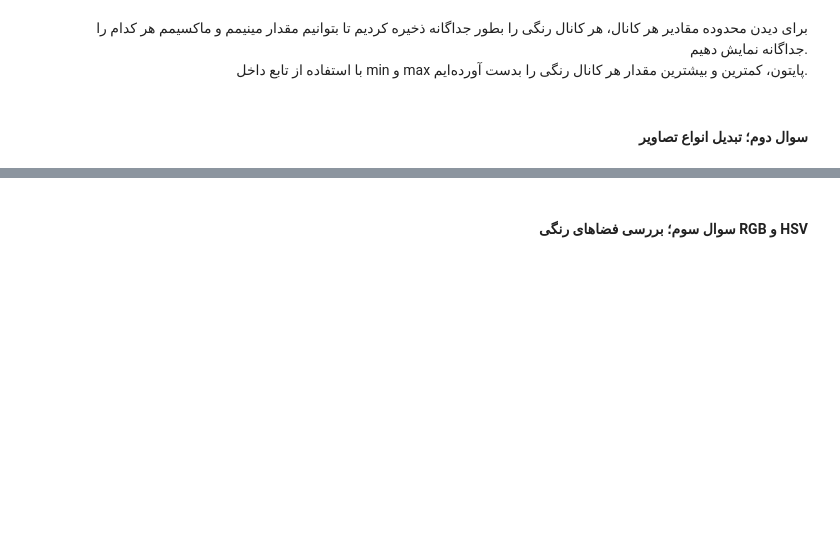
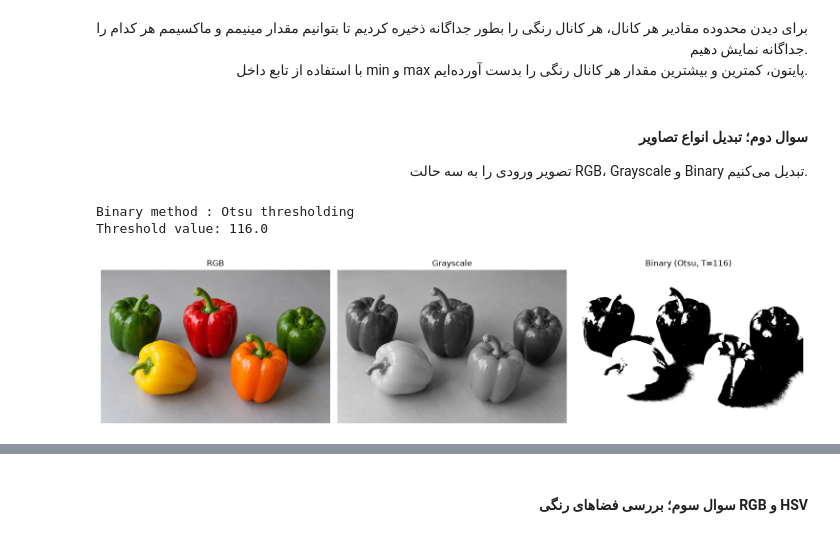
Before and after one commit to kshvri/CV-HW1, a Jupyter notebook: Part1.ipynb, the cells around one changed output, grey strips where cells are left out. Cells and saved outputs as stored; diff of their text form; code cells hidden in the pictures; blank space fills up the shorter version.

```diff
--- a/Part1.ipynb
+++ b/Part1.ipynb
@@ -64,3 +64,41 @@ Blue:    min: 0         max: 229
 </div>
 # %% [markdown]
 #### <div style="direction:rtl;text-align:right"> سوال دوم؛ تبدیل انواع تصاویر </div>
+<div style="direction:rtl;text-align:right">تصویر ورودی را به سه حالت RGB، Grayscale و Binary تبدیل می‌کنیم.</div>
+# %%
+img_bgr = cv2.imread("Peppers.png")                 # OpenCV تصویر را به ترتیب BGR می‌خواند
+img_rgb = cv2.cvtColor(img_bgr, cv2.COLOR_BGR2RGB)  # برای نمایش درست در matplotlib
+# %%
+# 1) RGB: فقط ترتیب کانال‌ها را از BGR به RGB تغییر می‌دهیم
+# (img_rgb در سلول اول ساخته شد)
+
+# 2) Grayscale
+gray = cv2.cvtColor(img_bgr, cv2.COLOR_BGR2GRAY)
+
+# 3) Binary: آستانه‌گذاری به روش Otsu
+threshold, binary = cv2.threshold(gray, 0, 255, cv2.THRESH_BINARY + cv2.THRESH_OTSU)
+
+print("Binary method : Otsu thresholding")
+print("Threshold value:", threshold)
+# %% [output]
+Binary method : Otsu thresholding
+Threshold value: 116.0
+# %%
+fig, axes = plt.subplots(1, 3, figsize=(15, 5))
+
+axes[0].imshow(img_rgb)
+axes[0].set_title("RGB")
+
+axes[1].imshow(gray, cmap="gray")
+axes[1].set_title("Grayscale")
+
+axes[2].imshow(binary, cmap="gray")
+axes[2].set_title(f"Binary (Otsu, T={threshold:.0f})")
+
+for ax in axes:
+    ax.axis("off")
+
+plt.tight_layout()
+plt.show()
+# %% [output]
+[figure, added]
```
Also changed, not shown: parts of 1 cell of this notebook.
